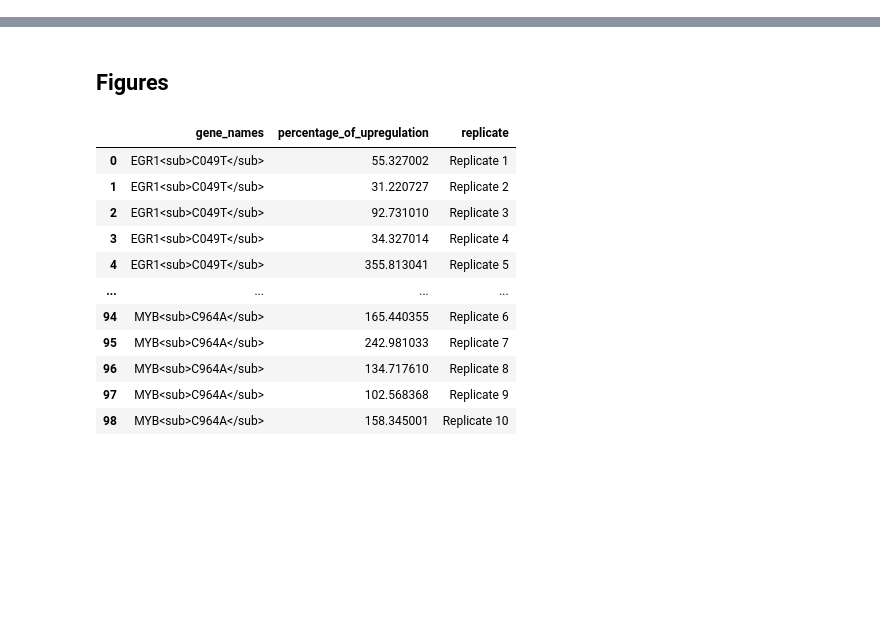
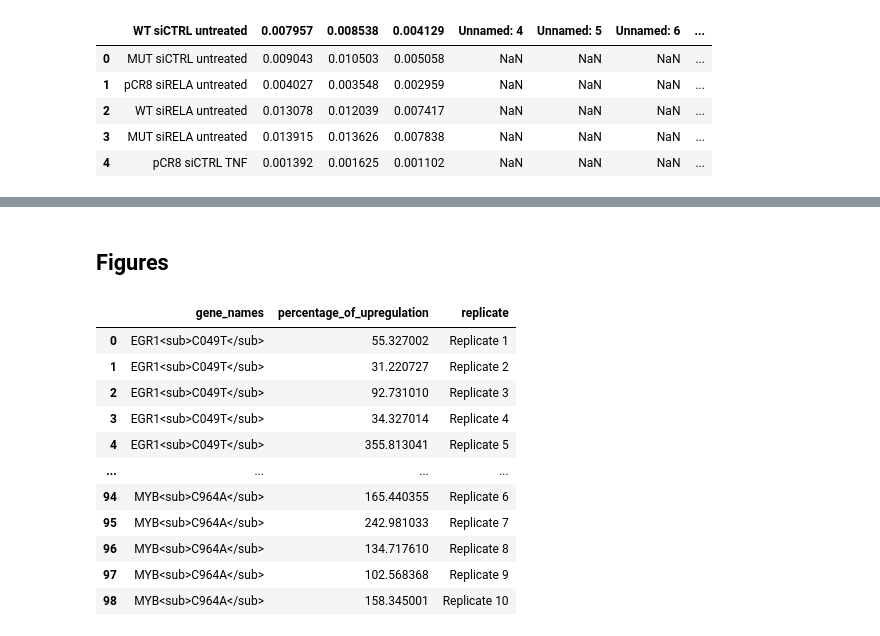
Before and after one commit to nicholas-abad/REMIND-Cancer, a Jupyter notebook: paper/pvalues_with_fdr.ipynb, the cells around one changed output, grey strips where cells are left out. Saved outputs shown, nothing was run; the diff lists cells and outputs as text; code cells hidden in the pictures; blank space fills up the shorter version.

Commit message:
updates for pvalue plot; no ANKRD53 yet

```diff
--- a/paper/pvalues_with_fdr.ipynb
+++ b/paper/pvalues_with_fdr.ipynb
@@ -49,6 +69,18 @@ data
 | 9 | 216.516594 | NaN | NaN | NaN | NaN | 21.847661 | 28.524796 | NaN | NaN | NaN | NaN | ... |
 | 10 | NaN | NaN | NaN | NaN | NaN | 42.328208 | 22.869647 | NaN | NaN | NaN | NaN | ... |
 | 11 | NaN | NaN | NaN | NaN | NaN | 33.189917 | 25.993321 | NaN | NaN | NaN | NaN | ... |
+# %%
+# Add ANKRD53
+
+ankrd53_luciferase = pd.read_excel("./supplement/SupplementalTable10_ANKRD53_luciferase.xlsx", skiprows=1)
+ankrd53_luciferase.head()
+# %% [output]
+|  | WT siCTRL untreated | 0.007957 | 0.008538 | 0.004129 | Unnamed: 4 | Unnamed: 5 | Unnamed: 6 | ... |
+| 0 | MUT siCTRL untreated | 0.009043 | 0.010503 | 0.005058 | NaN | NaN | NaN | ... |
+| 1 | pCR8 siRELA untreated | 0.004027 | 0.003548 | 0.002959 | NaN | NaN | NaN | ... |
+| 2 | WT siRELA untreated | 0.013078 | 0.012039 | 0.007417 | NaN | NaN | NaN | ... |
+| 3 | MUT siRELA untreated | 0.013915 | 0.013626 | 0.007838 | NaN | NaN | NaN | ... |
+| 4 | pCR8 siCTRL TNF | 0.001392 | 0.001625 | 0.001102 | NaN | NaN | NaN | ... |
 # %%
 # Rename the genes to have the proper notation.
 results = pd.read_excel(
```
Also changed, not shown: parts of 5 cells of this notebook, 1 other file.
